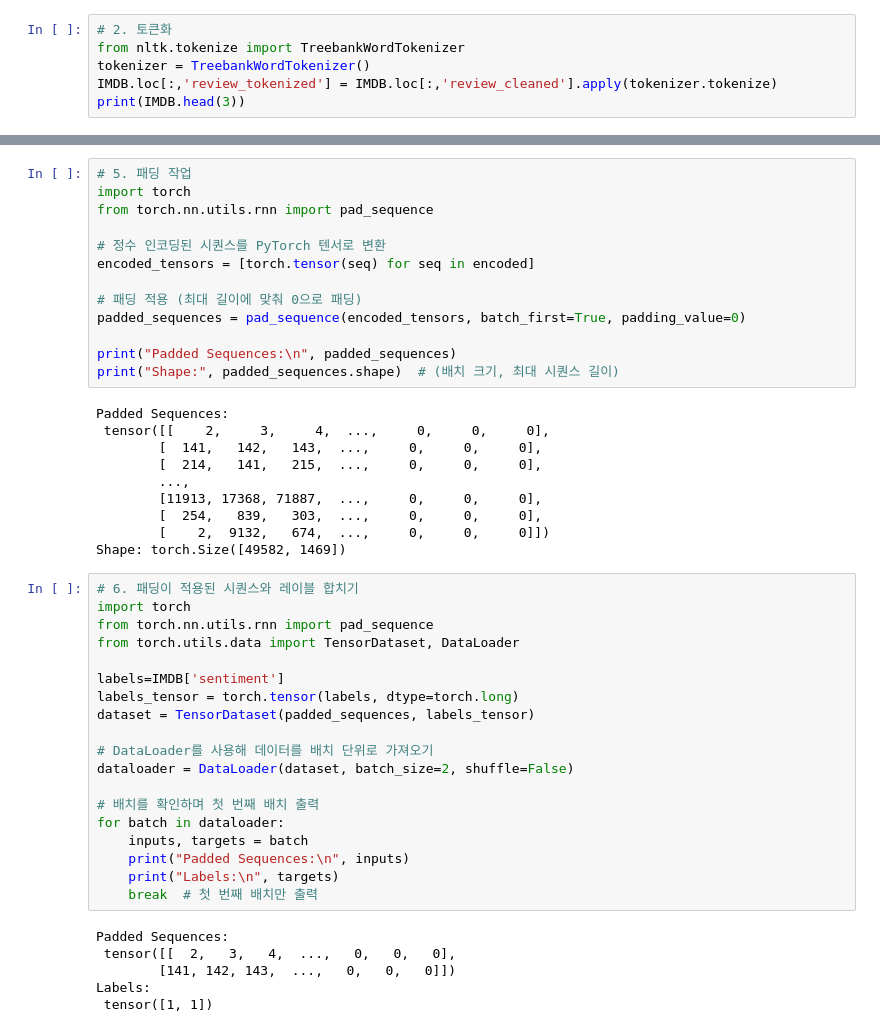
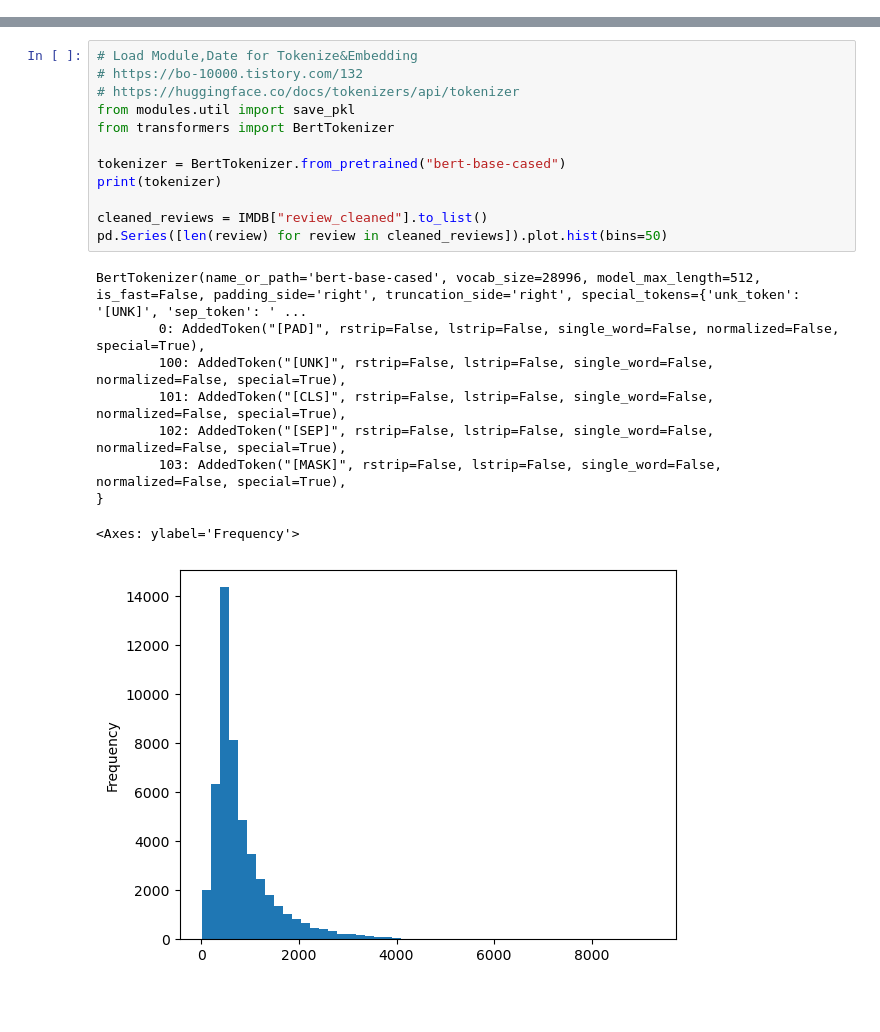
Before and after one commit to TriFullKim/DeepLearning-SentimentAnalysis, a Jupyter notebook: notebooks/0001-preprocessing.ipynb, the cells around one changed output, grey strips where cells are left out. Saved outputs shown, nothing was run; the diff lists cells and outputs as text; blank space fills up the shorter version.

Commit message:
tokenizer

```diff
--- a/notebooks/0001-preprocessing.ipynb
+++ b/notebooks/0001-preprocessing.ipynb
@@ -120,6 +122,0 @@ See the caveats in the documentation: https://pandas.pydata.org/pandas-docs/stab
-# %%
-# 2. 토큰화
-from nltk.tokenize import TreebankWordTokenizer
-tokenizer = TreebankWordTokenizer()
-IMDB.loc[:,'review_tokenized'] = IMDB.loc[:,'review_cleaned'].apply(tokenizer.tokenize)
-print(IMDB.head(3))
@@ -196,48 +123,22 @@ False
-# %%
-# 5. 패딩 작업
-import torch
-from torch.nn.utils.rnn import pad_sequence
-
-# 정수 인코딩된 시퀀스를 PyTorch 텐서로 변환
-encoded_tensors = [torch.tensor(seq) for seq in encoded]
-
-# 패딩 적용 (최대 길이에 맞춰 0으로 패딩)
-padded_sequences = pad_sequence(encoded_tensors, batch_first=True, padding_value=0)
-
-print("Padded Sequences:\n", padded_sequences)
-print("Shape:", padded_sequences.shape)  # (배치 크기, 최대 시퀀스 길이)
-# %% [output]
-Padded Sequences:
- tensor([[    2,     3,     4,  ...,     0,     0,     0],
-        [  141,   142,   143,  ...,     0,     0,     0],
-        [  214,   141,   215,  ...,     0,     0,     0],
-        ...,
-        [11913, 17368, 71887,  ...,     0,     0,     0],
-        [  254,   839,   303,  ...,     0,     0,     0],
-        [    2,  9132,   674,  ...,     0,     0,     0]])
-Shape: torch.Size([49582, 1469])
-# %%
-# 6. 패딩이 적용된 시퀀스와 레이블 합치기
-import torch
-from torch.nn.utils.rnn import pad_sequence
-from torch.utils.data import TensorDataset, DataLoader
-
-labels=IMDB['sentiment']
-labels_tensor = torch.tensor(labels, dtype=torch.long)
-dataset = TensorDataset(padded_sequences, labels_tensor)
-
-# DataLoader를 사용해 데이터를 배치 단위로 가져오기
-dataloader = DataLoader(dataset, batch_size=2, shuffle=False)
-
-# 배치를 확인하며 첫 번째 배치 출력
-for batch in dataloader:
-    inputs, targets = batch
-    print("Padded Sequences:\n", inputs)
-    print("Labels:\n", targets)
-    break  # 첫 번째 배치만 출력
-# %% [output]
-Padded Sequences:
- tensor([[  2,   3,   4,  ...,   0,   0,   0],
-        [141, 142, 143,  ...,   0,   0,   0]])
-Labels:
- tensor([1, 1])
+# %%
+# Load Module,Date for Tokenize&Embedding
+# https://bo-10000.tistory.com/132
+# https://huggingface.co/docs/tokenizers/api/tokenizer
+from modules.util import save_pkl
+from transformers import BertTokenizer
+
+tokenizer = BertTokenizer.from_pretrained("bert-base-cased")
+print(tokenizer)
+
+cleaned_reviews = IMDB["review_cleaned"].to_list()
+pd.Series([len(review) for review in cleaned_reviews]).plot.hist(bins=50)
+# %% [output]
+BertTokenizer(name_or_path='bert-base-cased', vocab_size=28996, model_max_length=512, is_fast=False, padding_side='right', truncation_side='right', special_tokens={'unk_token': '[UNK]', 'sep_token': ' ...
+        0: AddedToken("[PAD]", rstrip=False, lstrip=False, single_word=False, normalized=False, special=True),
+        100: AddedToken("[UNK]", rstrip=False, lstrip=False, single_word=False, normalized=False, special=True),
+        101: AddedToken("[CLS]", rstrip=False, lstrip=False, single_word=False, normalized=False, special=True),
+        102: AddedToken("[SEP]", rstrip=False, lstrip=False, single_word=False, normalized=False, special=True),
+        103: AddedToken("[MASK]", rstrip=False, lstrip=False, single_word=False, normalized=False, special=True),
+}
+<Axes: ylabel='Frequency'>
+[figure, added]
```
Also changed, not shown: parts of 23 cells of this notebook, 4 other files.
